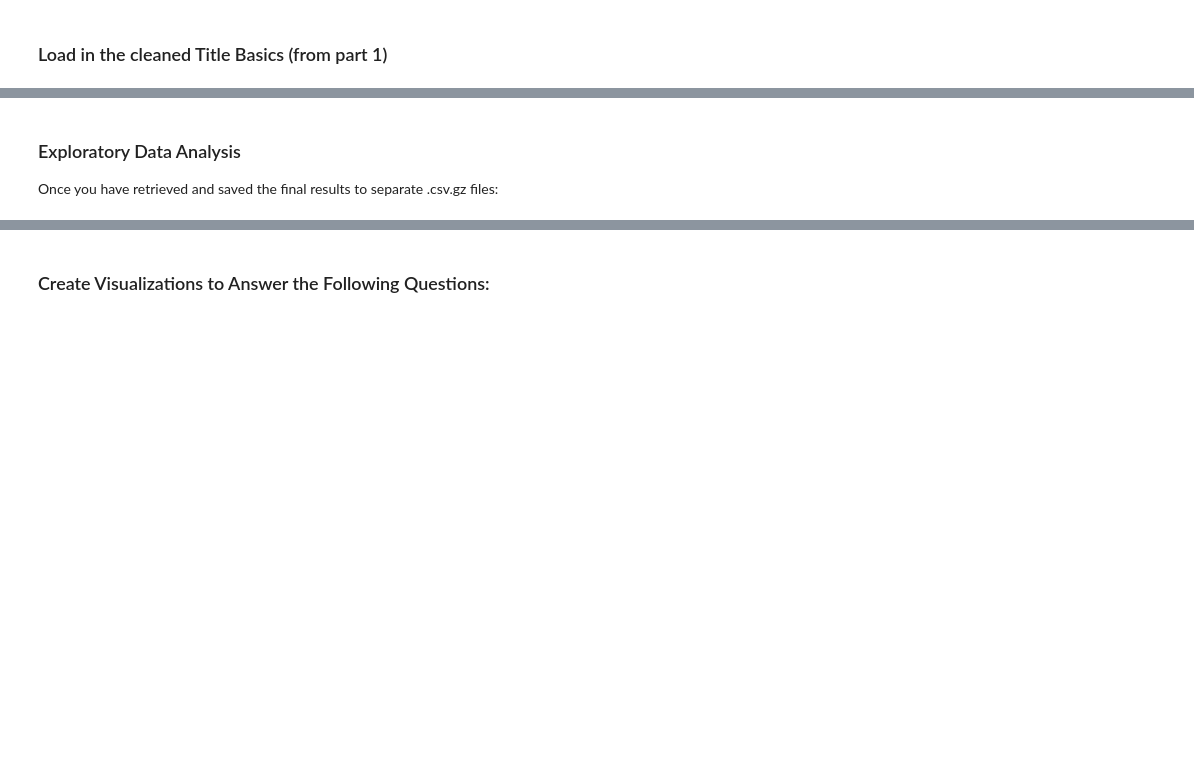
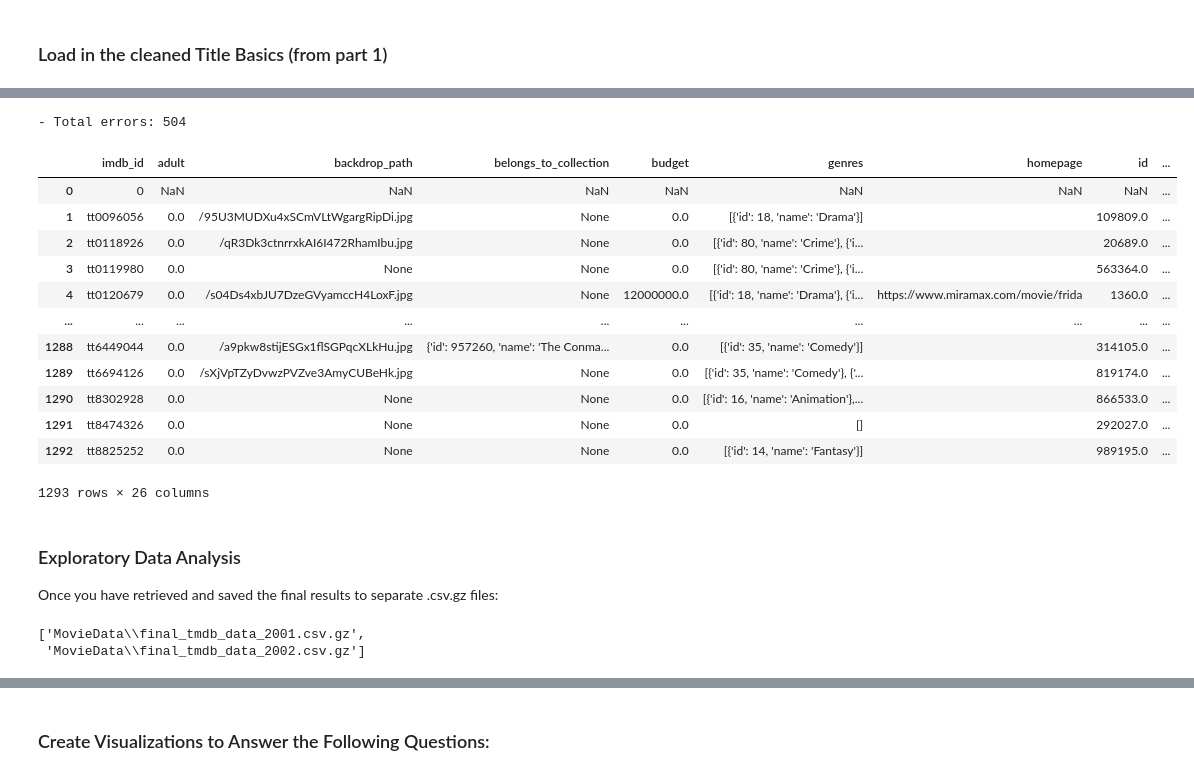
Before and after one commit to EhLeeOod/movie-project, a Jupyter notebook: Part-3-EDA.ipynb, the cells around one changed output, grey strips where cells are left out. Cells and saved outputs as stored; diff of their text form; code cells hidden in the pictures; blank space fills up the shorter version.

```diff
--- a/Part-3-EDA.ipynb
+++ b/Part-3-EDA.ipynb
@@ -9,11 +9,7 @@ import os, json, time
 from tqdm.notebook import tqdm_notebook
 # %%
 # Load TMDB API Key & Add to tmdbsimple
-with open('/Users/codingdojo/.secret/tmdb_api.json', 'r') as f:
+with open('.secret/tmdb_api.json', 'r') as f:
     login = json.load(f)
 ## Display the keys of the loaded dict
 login.keys()
-dict_keys(['api-key'])
-# Importing tmdbsimple and setting the API_KEY
-import tmdbsimple as tmdb
-tmdb.API_KEY =  login['api-key']
@@ -63,4 +64,13 @@ def write_json(new_data, filename):
         json.dump(file_data, file)
 # %% [markdown]
 ### Load in the cleaned Title Basics (from part 1)
+# %%
+basics = pd.read_csv('Data/basics.csv')
+basics
+
+# Set the year to filter for
+YEARS_TO_GET = [2001,2002]
+
+# Create an empty list for saving errors
+errors = []
 # %%
@@ -129,3 +134,4 @@ Movies from 2000:   0%|          | 0/1457 [00:00<?, ?it/s]
 # %%
 print(f"- Total errors: {len(errors)}")
-- Total errors: 209
+# %% [output]
+- Total errors: 504
@@ -138,6 +138,27 @@ final_year_df.to_csv(csv_fname, compression="gzip", index=False)
+# %%
+final_year_df
+# %% [output]
+|  | imdb_id | adult | backdrop_path | belongs_to_collection | budget | genres | homepage | id | ... |
+| 0 | 0 | NaN | NaN | NaN | NaN | NaN | NaN | NaN | ... |
+| 1 | tt0096056 | 0.0 | /95U3MUDXu4xSCmVLtWgargRipDi.jpg | None | 0.0 | [{'id': 18, 'name': 'Drama'}] |  | 109809.0 | ... |
+| 2 | tt0118926 | 0.0 | /qR3Dk3ctnrrxkAI6I472RhamIbu.jpg | None | 0.0 | [{'id': 80, 'name': 'Crime'}, {'i... |  | 20689.0 | ... |
+| 3 | tt0119980 | 0.0 | None | None | 0.0 | [{'id': 80, 'name': 'Crime'}, {'i... |  | 563364.0 | ... |
+| 4 | tt0120679 | 0.0 | /s04Ds4xbJU7DzeGVyamccH4LoxF.jpg | None | 12000000.0 | [{'id': 18, 'name': 'Drama'}, {'i... | https://www.miramax.com/movie/frida | 1360.0 | ... |
+| ... | ... | ... | ... | ... | ... | ... | ... | ... | ... |
+| 1288 | tt6449044 | 0.0 | /a9pkw8stijESGx1flSGPqcXLkHu.jpg | {'id': 957260, 'name': 'The Conma... | 0.0 | [{'id': 35, 'name': 'Comedy'}] |  | 314105.0 | ... |
+| 1289 | tt6694126 | 0.0 | /sXjVpTZyDvwzPVZve3AmyCUBeHk.jpg | None | 0.0 | [{'id': 35, 'name': 'Comedy'}, {'... |  | 819174.0 | ... |
+| 1290 | tt8302928 | 0.0 | None | None | 0.0 | [{'id': 16, 'name': 'Animation'},... |  | 866533.0 | ... |
+| 1291 | tt8474326 | 0.0 | None | None | 0.0 | [] |  | 292027.0 | ... |
+| 1292 | tt8825252 | 0.0 | None | None | 0.0 | [{'id': 14, 'name': 'Fantasy'}] |  | 989195.0 | ... |
+1293 rows × 26 columns
 # %% [markdown]
 ### Exploratory Data Analysis
 Once you have retrieved and saved the final results to separate .csv.gz files:
 # %%
-# Create a new Part 3 - EDA notebook to load in the data and explore the following questions.
-# Load and Combine the final API data into 1 DataFrame (see Getting Started tips below).
+# Load and Combine the final API data into 1 DataFrame
+import glob
+tmdb_files = sorted(glob.glob("MovieData/final_tmdb_data*.csv.gz"))
+tmdb_files
+# %% [output]
+['MovieData\\final_tmdb_data_2001.csv.gz',
+ 'MovieData\\final_tmdb_data_2002.csv.gz']
```
Also changed, not shown: parts of 7 cells of this notebook, 7 other files.
